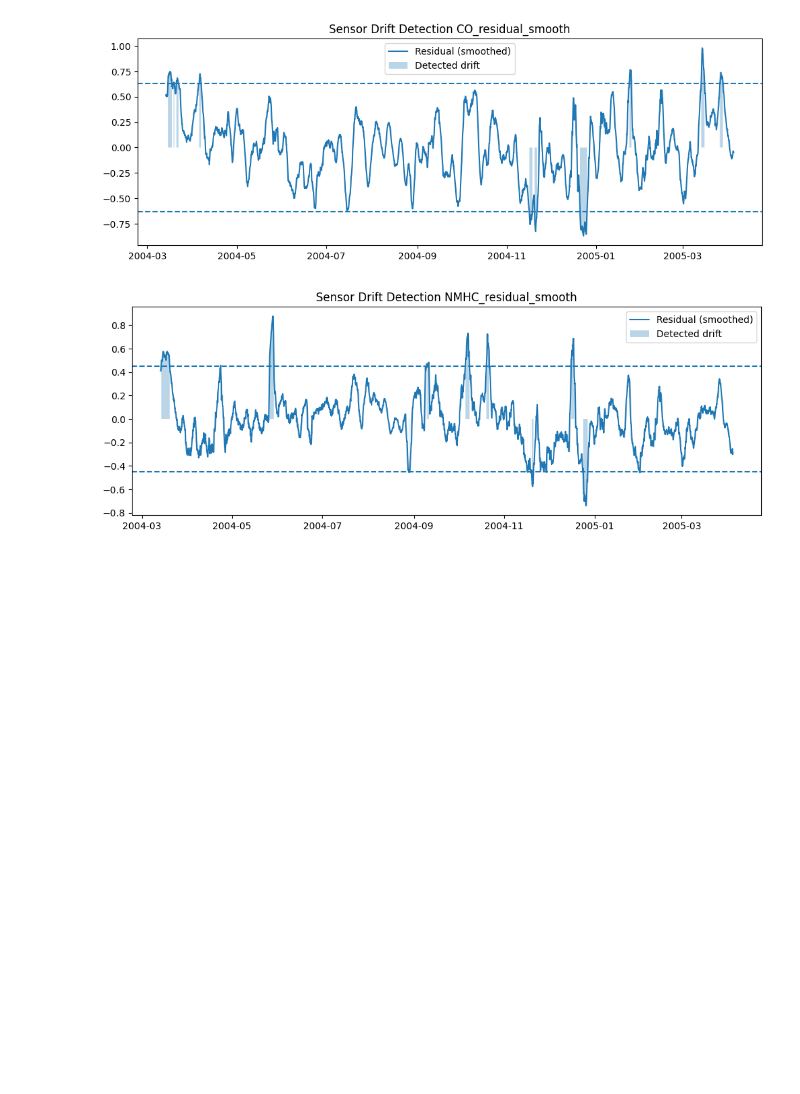
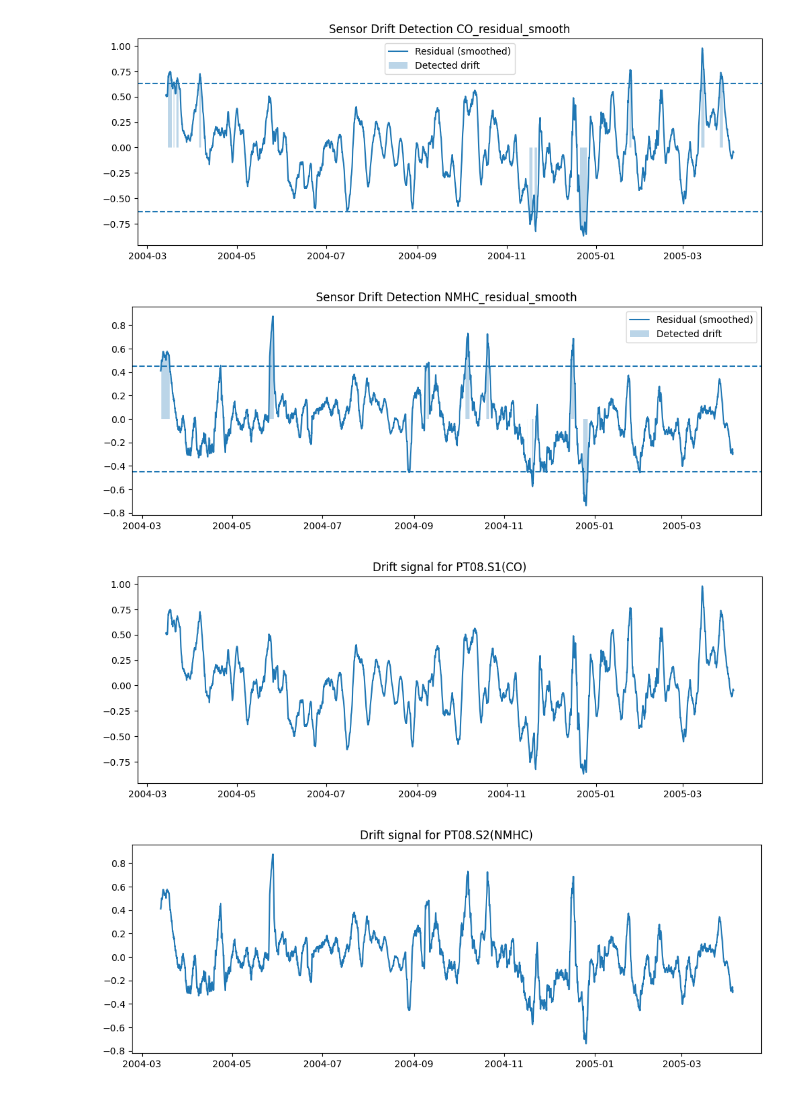
Before and after one commit to mr-kelsey/sp26-aai530-group1, a Jupyter notebook: Notebooks/Nick/CO_NMHC.ipynb, the cells around one changed output. Drawn from its saved outputs; the diff is of its cells as text; code cells hidden in the pictures; blank space fills up the shorter version.

```diff
--- a/Notebooks/Nick/CO_NMHC.ipynb
+++ b/Notebooks/Nick/CO_NMHC.ipynb
@@ -402,3 +410,24 @@ for i in target:
 # %% [output]
 [figure]
 [figure]
+# %%
+sensor_pairs = {
+    "PT08.S1(CO)": "CO(GT)",
+    "PT08.S2(NMHC)": "NMHC(GT)"
+}
+
+for sensor, gt in sensor_pairs.items():
+    residual_col = f"{sensor}_drift"
+    smooth_col = f"{sensor}_drift_smooth"
+
+    df_scaled[residual_col] = df_scaled[sensor] - df_scaled[gt]
+    df_scaled[smooth_col] = df_scaled[residual_col].rolling(72).mean()
+# %%
+for sensor in sensor_pairs.keys():
+    plt.figure(figsize=(12,4))
+    plt.plot(df_scaled[f"{sensor}_drift_smooth"])
+    plt.title(f"Drift signal for {sensor}")
+    plt.show()
+# %% [output]
+[figure, added]
+[figure, added]
```
Also changed, not shown: parts of 6 cells of this notebook.
